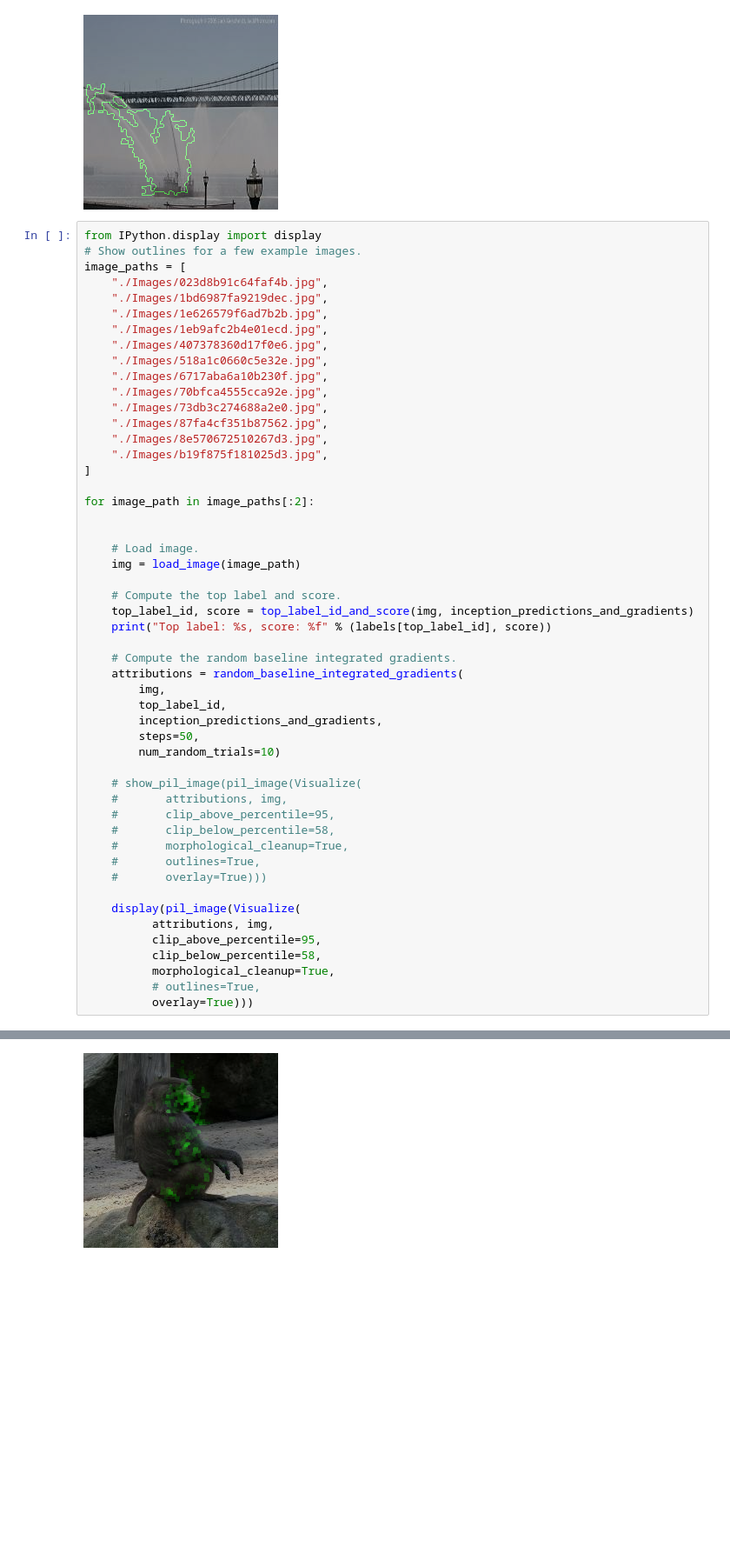
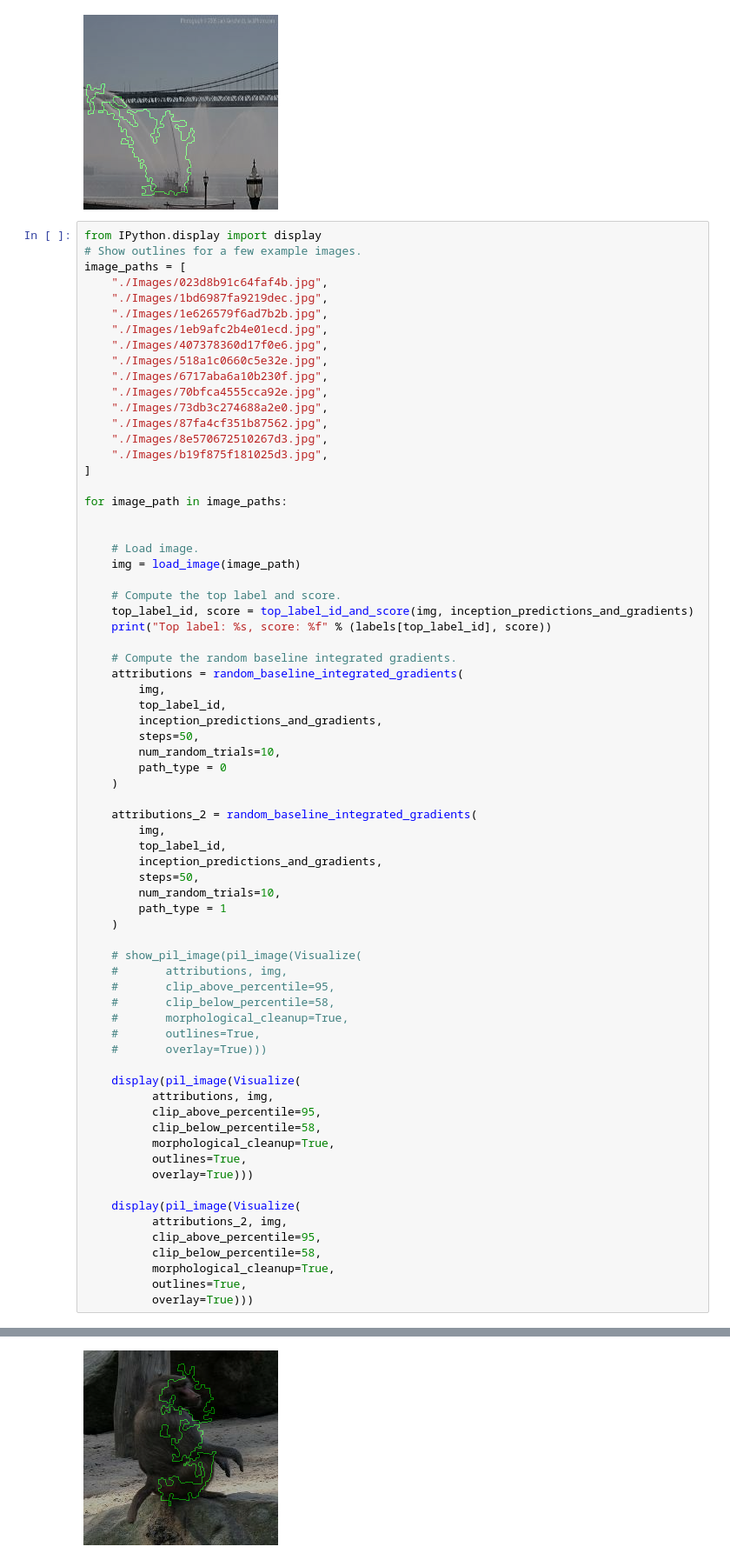
Before and after one commit to pinjutien/Integrated-Gradients, a Jupyter notebook: attributions_fixed.ipynb, the cells around one changed output, grey strips where cells are left out. Shown at 87% size. Drawn from its saved outputs; the diff is of its cells as text; blank space fills up the shorter version.

Commit message:
update path_type = 0

```diff
--- a/attributions_fixed.ipynb
+++ b/attributions_fixed.ipynb
@@ -311,7 +311,7 @@ image_paths = [
     "./Images/b19f875f181025d3.jpg",
 ]
 
-for image_path in image_paths[:2]:
+for image_path in image_paths:
 
 
     # Load image.
@@ -327,7 +327,18 @@ for image_path in image_paths[:2]:
         top_label_id,
         inception_predictions_and_gradients,
         steps=50,
-        num_random_trials=10)
+        num_random_trials=10,
+        path_type = 0
+    )
+
+    attributions_2 = random_baseline_integrated_gradients(
+        img,
+        top_label_id,
+        inception_predictions_and_gradients,
+        steps=50,
+        num_random_trials=10,
+        path_type = 1
+    )
 
     # show_pil_image(pil_image(Visualize(
     #       attributions, img,
@@ -342,7 +353,15 @@ for image_path in image_paths[:2]:
           clip_above_percentile=95,
           clip_below_percentile=58,
           morphological_cleanup=True,
-          # outlines=True,
+          outlines=True,
           overlay=True)))
+
+    display(pil_image(Visualize(
+          attributions_2, img,
+          clip_above_percentile=95,
+          clip_below_percentile=58,
+          morphological_cleanup=True,
+          outlines=True,
+          overlay=True)))
 # %% [output]
 Top label: baboon, score: 0.989468
@@ -349 +378 @@ Top label: baboon, score: 0.989468
-[figure, old version]
+[figure, new version]
```
Also changed, not shown: parts of 1 cell of this notebook, 2 other files.
